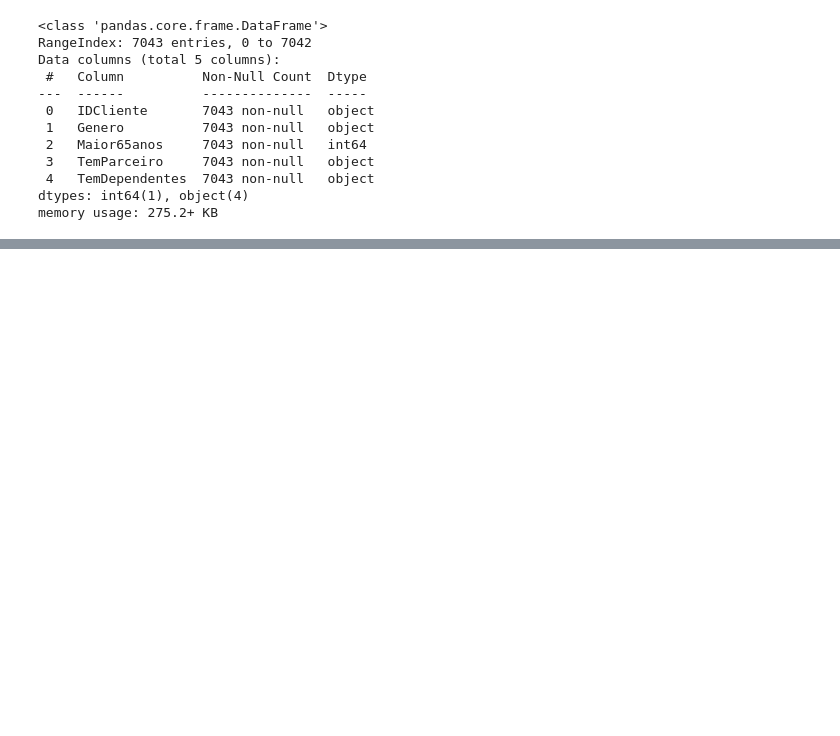
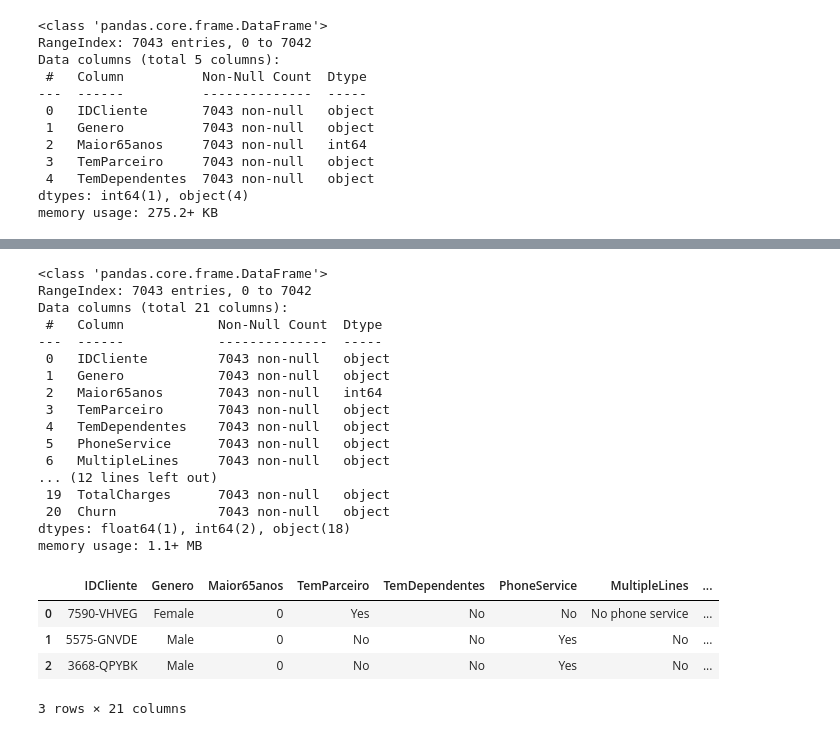
Before and after one commit to mgckaled/ignite-devia-introduction, a Jupyter notebook: ead_churn.ipynb, the cells around one changed output, grey strips where cells are left out. Cells and saved outputs as stored; diff of their text form; code cells hidden in the pictures; blank space fills up the shorter version.

```diff
--- a/ead_churn.ipynb
+++ b/ead_churn.ipynb
@@ -162,0 +178,4 @@ memory usage: 275.2+ KB
+# %%
+# renomear coluna com 'inplace'
+df_contracts.rename(columns={'customerID': 'IDCliente'}, inplace=True)
+df_contracts.head(0)
@@ -162,0 +239,28 @@ memory usage: 275.2+ KB
+# %%
+# unificar os três dataframes
+df_churn = df_customers.merge(df_services, on=['IDCliente']).merge(df_contracts, left_on=['IDCliente'], right_on=['IDCliente'])
+df_churn.info()
+df_churn.head(3)
+# %% [output]
+<class 'pandas.core.frame.DataFrame'>
+RangeIndex: 7043 entries, 0 to 7042
+Data columns (total 21 columns):
+ #   Column            Non-Null Count  Dtype
+---  ------            --------------  -----
+ 0   IDCliente         7043 non-null   object
+ 1   Genero            7043 non-null   object
+ 2   Maior65anos       7043 non-null   int64
+ 3   TemParceiro       7043 non-null   object
+ 4   TemDependentes    7043 non-null   object
+ 5   PhoneService      7043 non-null   object
+ 6   MultipleLines     7043 non-null   object
+... (12 lines left out)
+ 19  TotalCharges      7043 non-null   object
+ 20  Churn             7043 non-null   object
+dtypes: float64(1), int64(2), object(18)
+memory usage: 1.1+ MB
+|  | IDCliente | Genero | Maior65anos | TemParceiro | TemDependentes | PhoneService | MultipleLines | ... |
+| 0 | 7590-VHVEG | Female | 0 | Yes | No | No | No phone service | ... |
+| 1 | 5575-GNVDE | Male | 0 | No | No | Yes | No | ... |
+| 2 | 3668-QPYBK | Male | 0 | No | No | Yes | No | ... |
+3 rows × 21 columns
```
Also changed, not shown: parts of 11 cells of this notebook.
